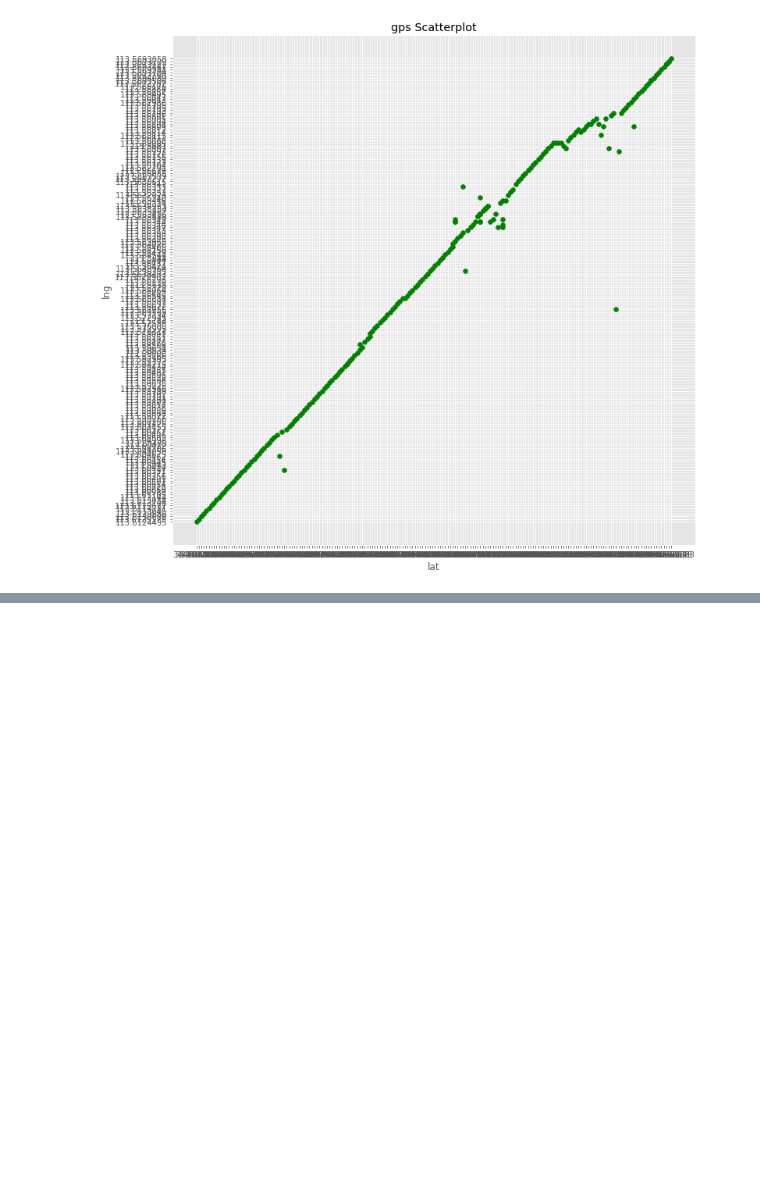
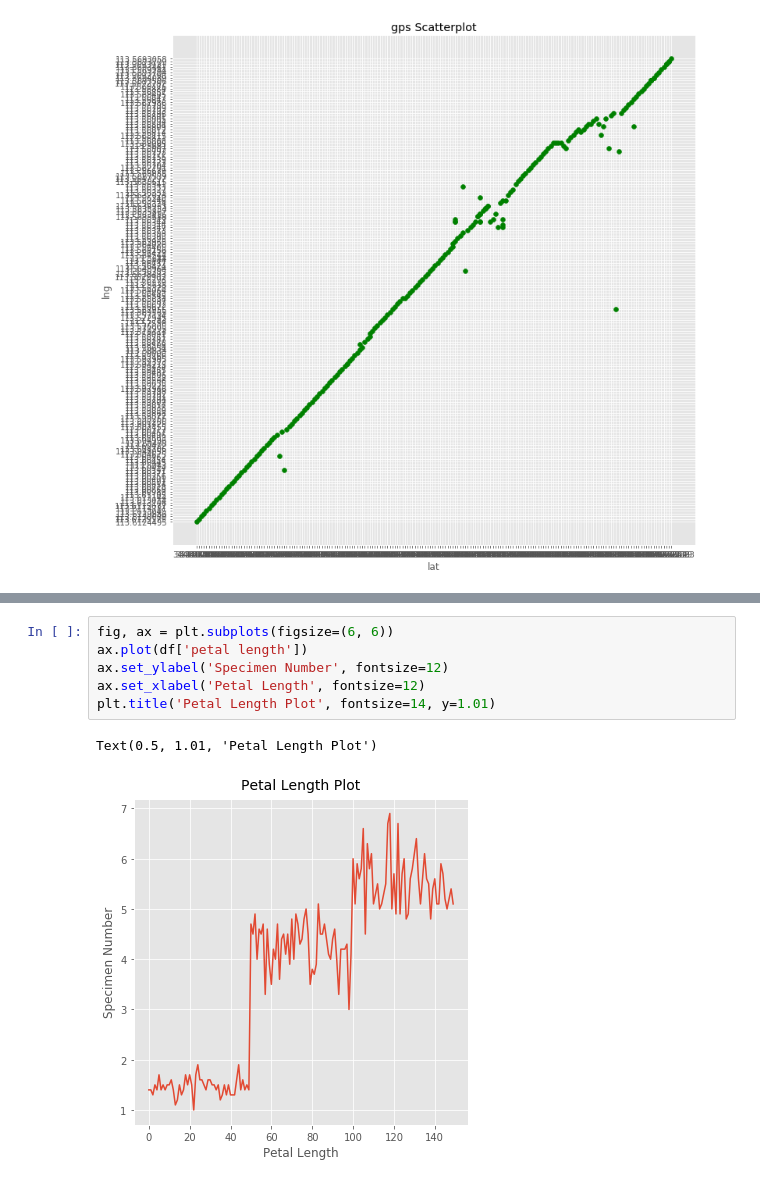
Before and after one commit to gtfaww/machine_learning, a Jupyter notebook: machine_learning/iris.ipynb, the cells around one changed output, grey strips where cells are left out. Cells and saved outputs as stored; diff of their text form; blank space fills up the shorter version.

```diff
--- a/machine_learning/iris.ipynb
+++ b/machine_learning/iris.ipynb
@@ -70,0 +67,9 @@ SyntaxError: invalid syntax (<ipython-input-12-ce48075e8c16>, line 1)
+# %%
+fig, ax = plt.subplots(figsize=(6, 6))
+ax.plot(df['petal length'])
+ax.set_ylabel('Specimen Number', fontsize=12)
+ax.set_xlabel('Petal Length', fontsize=12)
+plt.title('Petal Length Plot', fontsize=14, y=1.01)
+# %% [output]
+Text(0.5, 1.01, 'Petal Length Plot')
+[figure, added]
```
Also changed, not shown: parts of 14 cells of this notebook, 6 other files.
